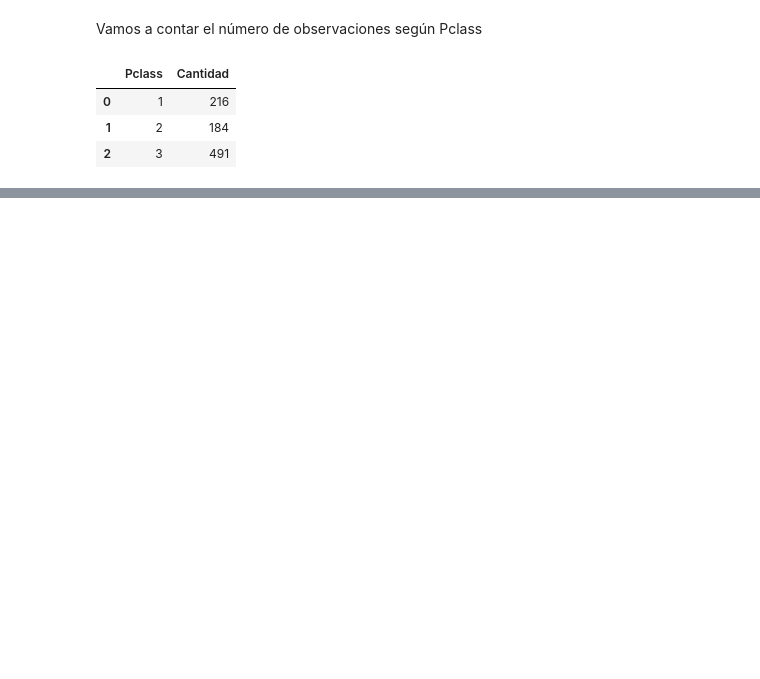
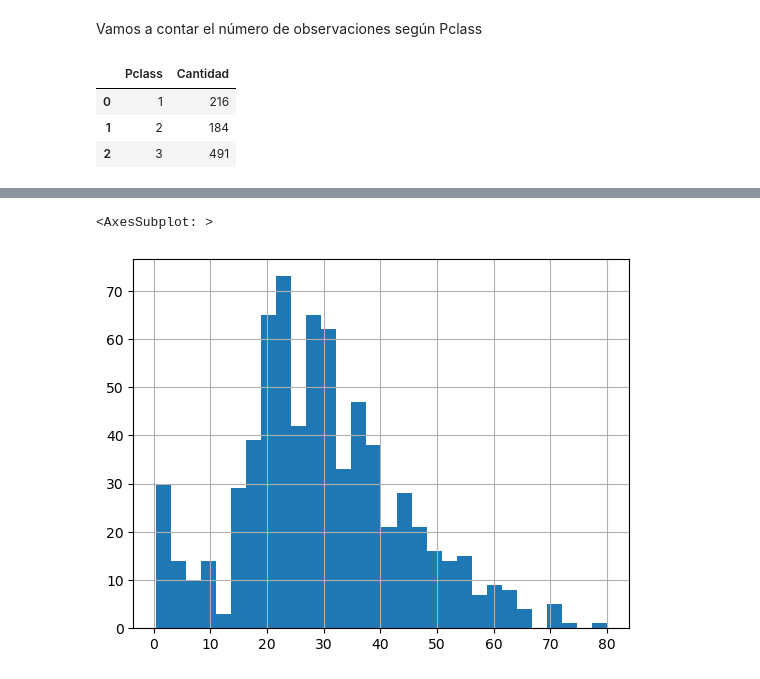
Before and after one commit to loreto73/Titanic, a Jupyter notebook: k_titanic.ipynb, the cells around one changed output, grey strips where cells are left out. Saved outputs shown, nothing was run; the diff lists cells and outputs as text; code cells hidden in the pictures; blank space fills up the shorter version.

```diff
--- a/k_titanic.ipynb
+++ b/k_titanic.ipynb
@@ -123,0 +130,11 @@ df.groupby(["PassengerId"])["PassengerId"].count().reset_index(name="Cantidad")
+# %%
+df['Ticket2'] = df['Ticket'].str[:4]
+# %%
+df['Ticket2'] = df['Ticket2'].apply(lambda x: 'A5' if x.startswith('A/5')
+      else ('A5' if x.startswith('A.5')
+      else ('A4' if x.startswith('A/4')
+      else ('W' if x.startswith('W.')
+      else ('CA' if x.startswith('C')
+      else ('PC' if x.startswith('PC')
+            else x[:2])
+)))))
@@ -123,0 +237,5 @@ df.groupby(["PassengerId"])["PassengerId"].count().reset_index(name="Cantidad")
+# %%
+df["Age"].hist(bins = 30)
+# %% [output]
+<AxesSubplot: >
+[figure, added]
```
Also changed, not shown: parts of 22 cells of this notebook.
